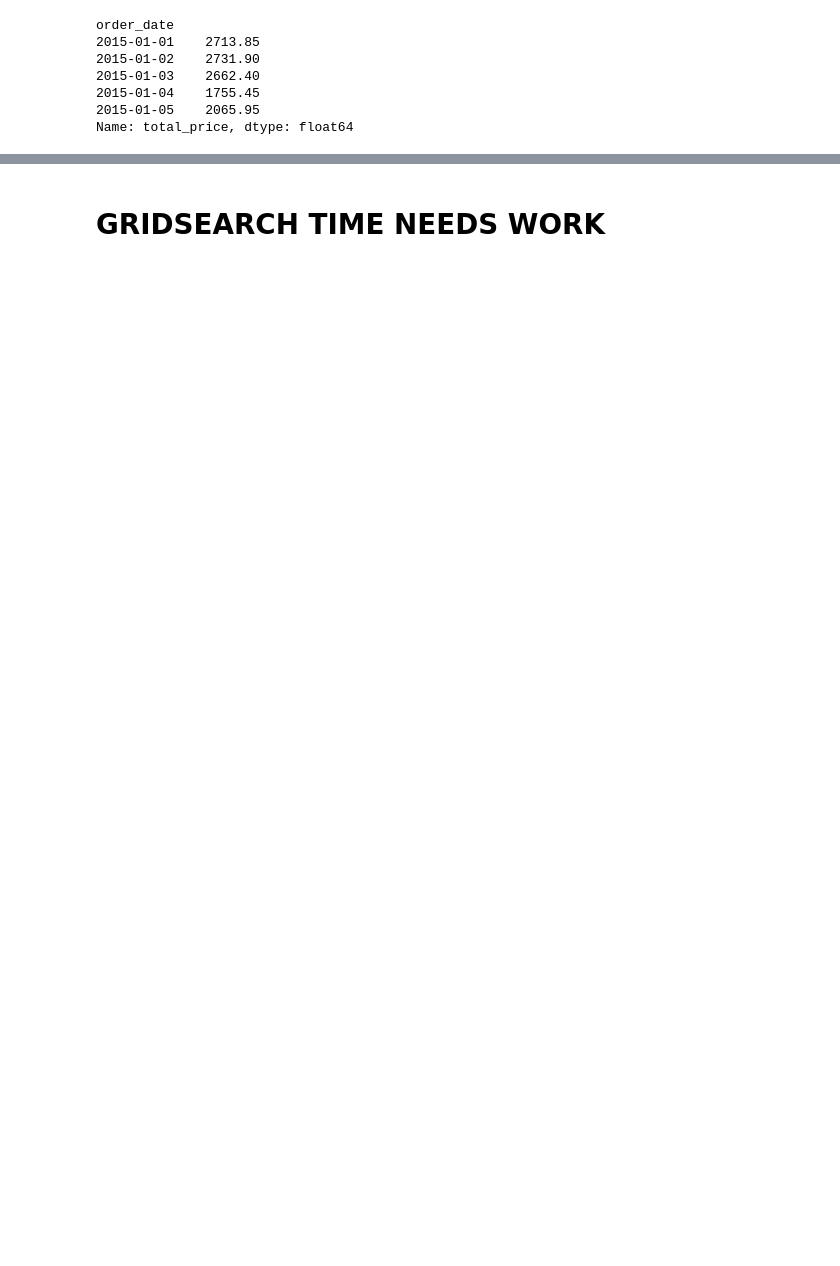
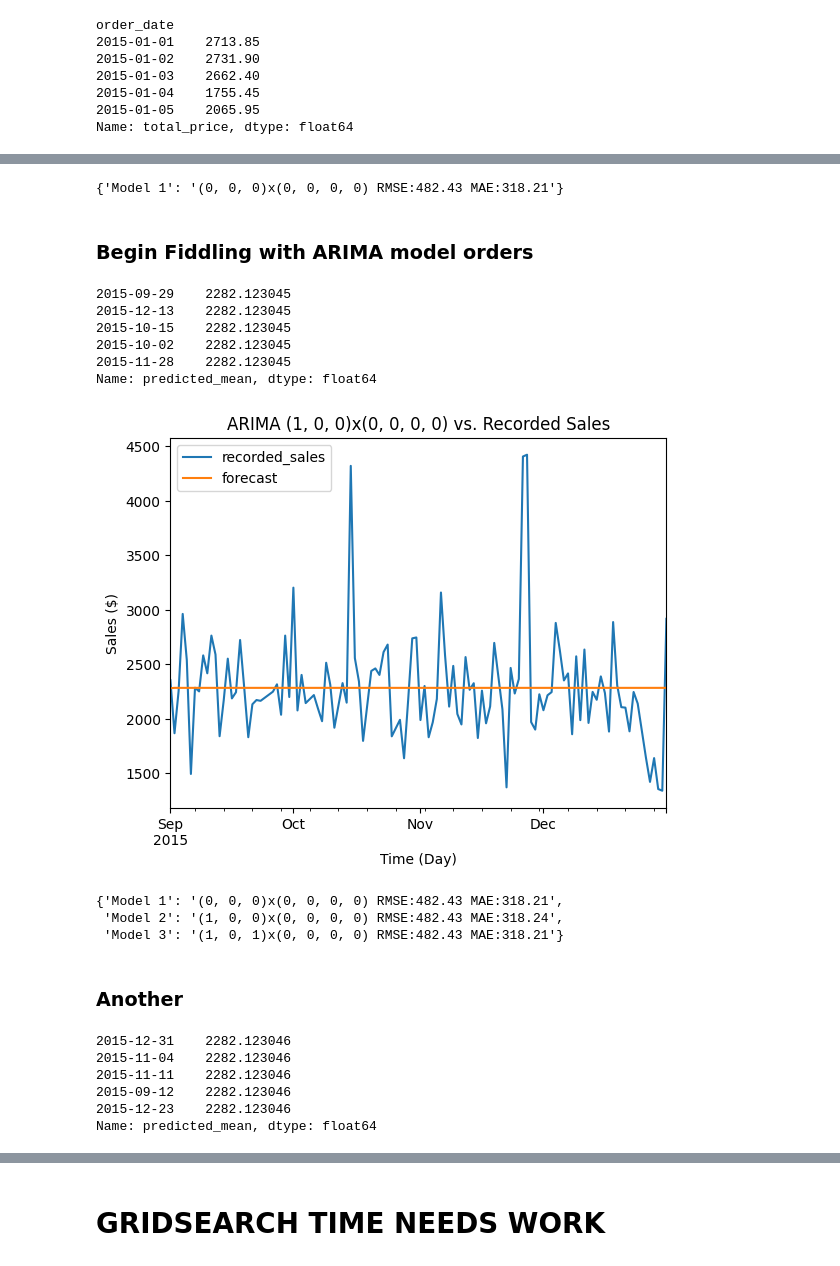
Before and after one commit to Caveexplorer/Kitchen-Sales-Forecasting, a Jupyter notebook: kitchen_sales_forecasting_modeling.ipynb, the cells around one changed output, grey strips where cells are left out. Saved outputs shown, nothing was run; the diff lists cells and outputs as text; code cells hidden in the pictures; blank space fills up the shorter version.

```diff
--- a/kitchen_sales_forecasting_modeling.ipynb
+++ b/kitchen_sales_forecasting_modeling.ipynb
@@ -54,0 +78,55 @@ Name: total_price, dtype: float64
+# %%
+# Create dictionary to store model orders and error metrics for comparison
+scoring_dict = {}
+
+# Obtain and inspect two error metrics: Root Mean Squared Error and Mean Absolute Error
+rmse = np.sqrt(mean_squared_error(test, predictions))
+mae = mean_absolute_error(test, predictions)
+
+# View numerical performance
+scoring_dict['Model 1'] = (f'{model.order}x{model.seasonal_order} RMSE:{rmse.round(2)} MAE:{mae.round(2)}')
+scoring_dict
+# %% [output]
+{'Model 1': '(0, 0, 0)x(0, 0, 0, 0) RMSE:482.43 MAE:318.21'}
+# %% [markdown]
+### Begin Fiddling with ARIMA model orders
+# %%
+# Create and fit the ARIMA model
+model2 = ARIMA(endog=train, order=(1, 0, 0), seasonal_order=(0, 0, 0, 0), freq = 'D')
+results2 = model2.fit()
+# %%
+# Create and store predictions for the beginning of the range of dates contained in the test set (September 1st through December 31st)
+predictions2 = results2.predict(start = test.index[0], end = test.index[-1])
+predictions2.sample(5)
+# %% [output]
+2015-09-29    2282.123045
+2015-12-13    2282.123045
+2015-10-15    2282.123045
+2015-10-02    2282.123045
+2015-11-28    2282.123045
+Name: predicted_mean, dtype: float64
+# %%
+# Visually inspect the ARIMA model's predictions against the holdout set
+forecast = pd.concat([test, predictions2], axis = 1) # Assemble test set and forecast into one dataframe
+forecast.rename(columns = {'total_price': 'recorded_sales', 'predicted_mean': 'forecast'}, inplace = True) # rename columns to be more intuitive
+forecast.plot()
+plt.title(f'ARIMA {model2.order}x{model2.seasonal_order} vs. Recorded Sales')
+plt.xlabel('Time (Day)')
+plt.ylabel('Sales ($)')
+plt.show()
+# %% [output]
+[figure, added]
+# %%
+# Obtain and inspect two error metrics: Root Mean Squared Error and Mean Absolute Error
+rmse = np.sqrt(mean_squared_error(test, predictions2))
+mae = mean_absolute_error(test, predictions2)
+
+# View numerical performance
+scoring_dict['Model 2'] = (f'{model2.order}x{model2.seasonal_order} RMSE:{rmse.round(2)} MAE:{mae.round(2)}')
+scoring_dict
+# %% [output]
+{'Model 1': '(0, 0, 0)x(0, 0, 0, 0) RMSE:482.43 MAE:318.21',
+ 'Model 2': '(1, 0, 0)x(0, 0, 0, 0) RMSE:482.43 MAE:318.24',
+ 'Model 3': '(1, 0, 1)x(0, 0, 0, 0) RMSE:482.43 MAE:318.21'}
+# %% [markdown]
+### Another
@@ -54,0 +137,11 @@ Name: total_price, dtype: float64
+# %%
+# Create and store predictions for the beginning of the range of dates contained in the test set (September 1st through December 31st)
+predictions3 = results3.predict(start = test.index[0], end = test.index[-1])
+predictions3.sample(5)
+# %% [output]
+2015-12-31    2282.123046
+2015-11-04    2282.123046
+2015-11-11    2282.123046
+2015-09-12    2282.123046
+2015-12-23    2282.123046
+Name: predicted_mean, dtype: float64
```
Also changed, not shown: parts of 52 cells of this notebook.
